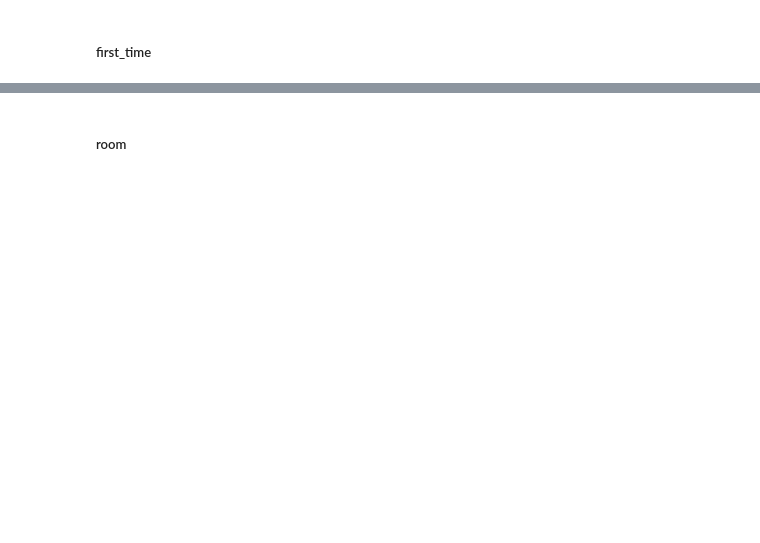
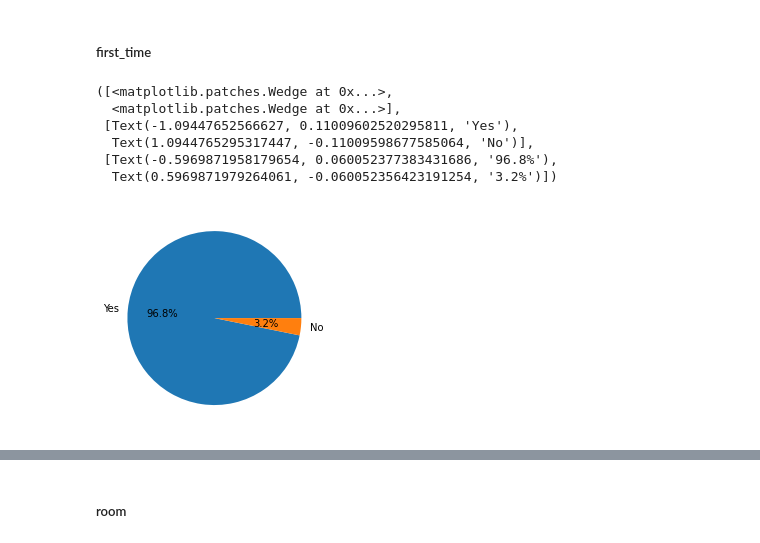
Before and after one commit to Anglesofdeath/no_show-data-science-project, a Jupyter notebook: eda.ipynb, the cells around one changed output, grey strips where cells are left out. Cells and saved outputs as stored; diff of their text form; code cells hidden in the pictures; blank space fills up the shorter version.

```diff
--- a/eda.ipynb
+++ b/eda.ipynb
@@ -823,2 +842,14 @@ df_temp = df
 # %% [markdown]
 ##### first_time
+# %%
+first_time = df['first_time'].unique()
+df['first_time'].value_counts()[first_time]
+plt.pie(df['first_time'].value_counts()[first_time], autopct='%1.1f%%', labels=first_time)
+# %% [output]
+([<matplotlib.patches.Wedge at 0x...>,
+  <matplotlib.patches.Wedge at 0x...>],
+ [Text(-1.09447652566627, 0.11009602520295811, 'Yes'),
+  Text(1.0944765295317447, -0.11009598677585064, 'No')],
+ [Text(-0.5969871958179654, 0.060052377383431686, '96.8%'),
+  Text(0.5969871979264061, -0.060052356423191254, '3.2%')])
+[figure, added]
```
Also changed, not shown: parts of 48 cells of this notebook.
